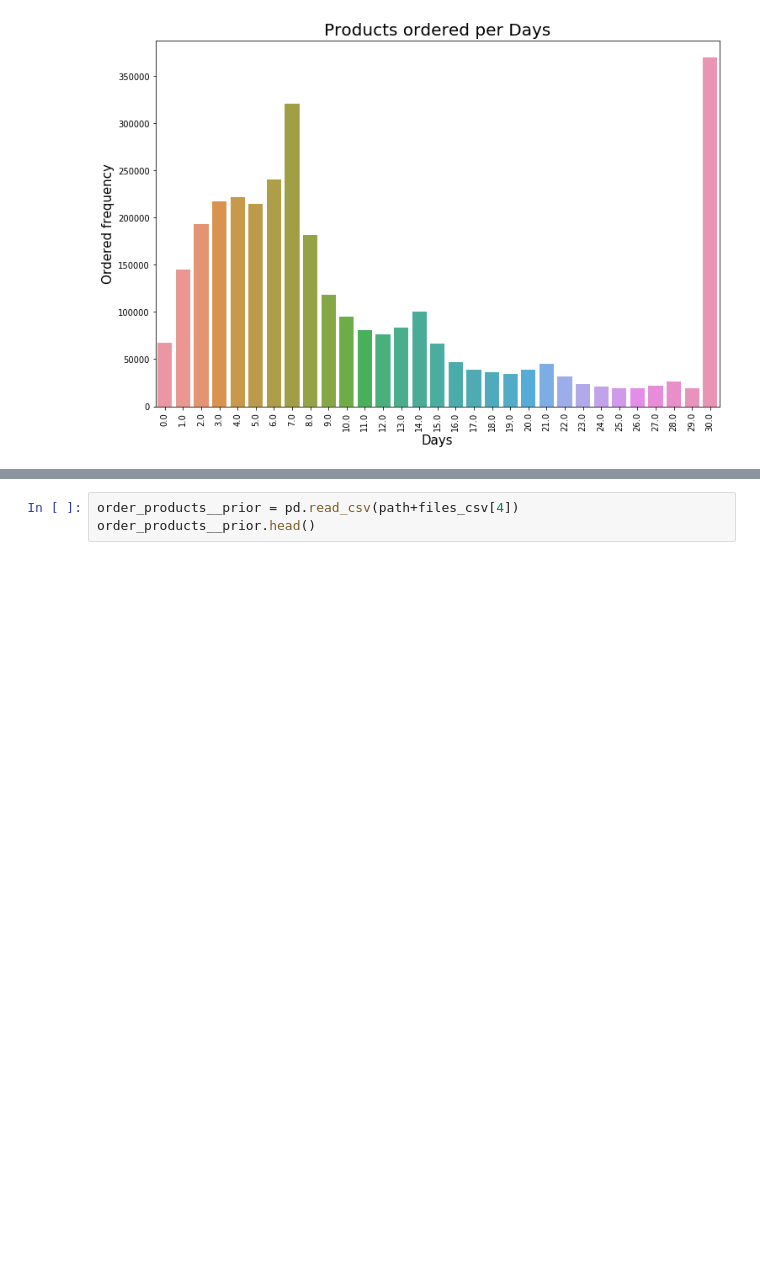
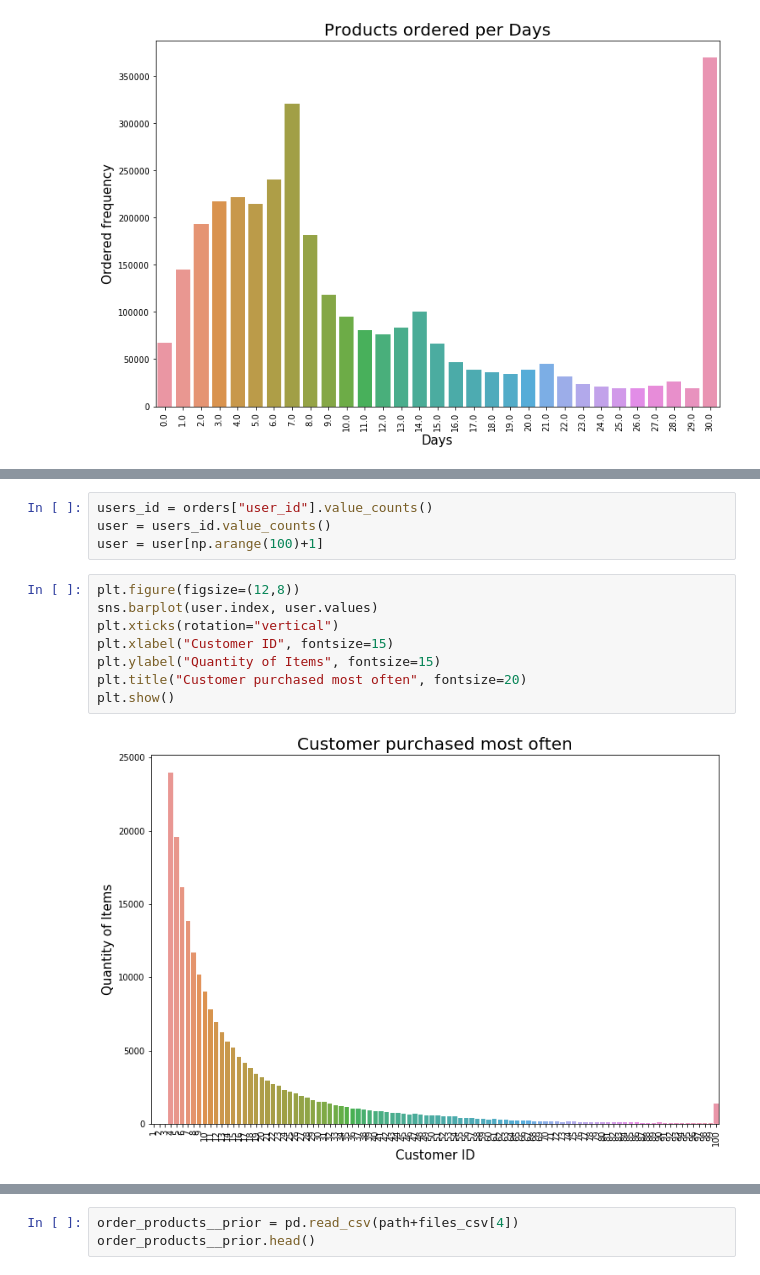
Before and after one commit to JAsanka/BUSINESS-INTELLIGENCE-SYSTEM, a Jupyter notebook: Visualization.ipynb, the cells around one changed output, grey strips where cells are left out. Cells and saved outputs as stored; diff of their text form; blank space fills up the shorter version.

```diff
--- a/Visualization.ipynb
+++ b/Visualization.ipynb
@@ -72,0 +104,14 @@ plt.show()
+# %%
+users_id = orders["user_id"].value_counts()
+user = users_id.value_counts()
+user = user[np.arange(100)+1]
+# %%
+plt.figure(figsize=(12,8))
+sns.barplot(user.index, user.values)
+plt.xticks(rotation="vertical")
+plt.xlabel("Customer ID", fontsize=15)
+plt.ylabel("Quantity of Items", fontsize=15)
+plt.title("Customer purchased most often", fontsize=20)
+plt.show()
+# %% [output]
+[figure, added]
```
Also changed, not shown: parts of 8 cells of this notebook.
